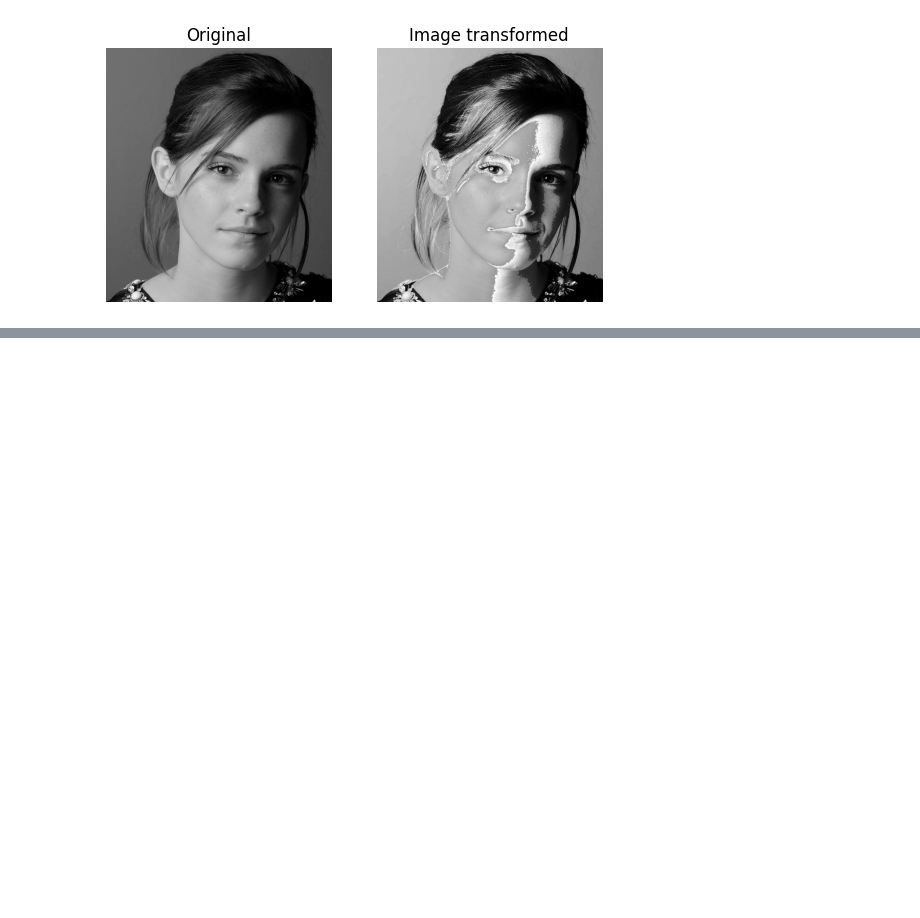
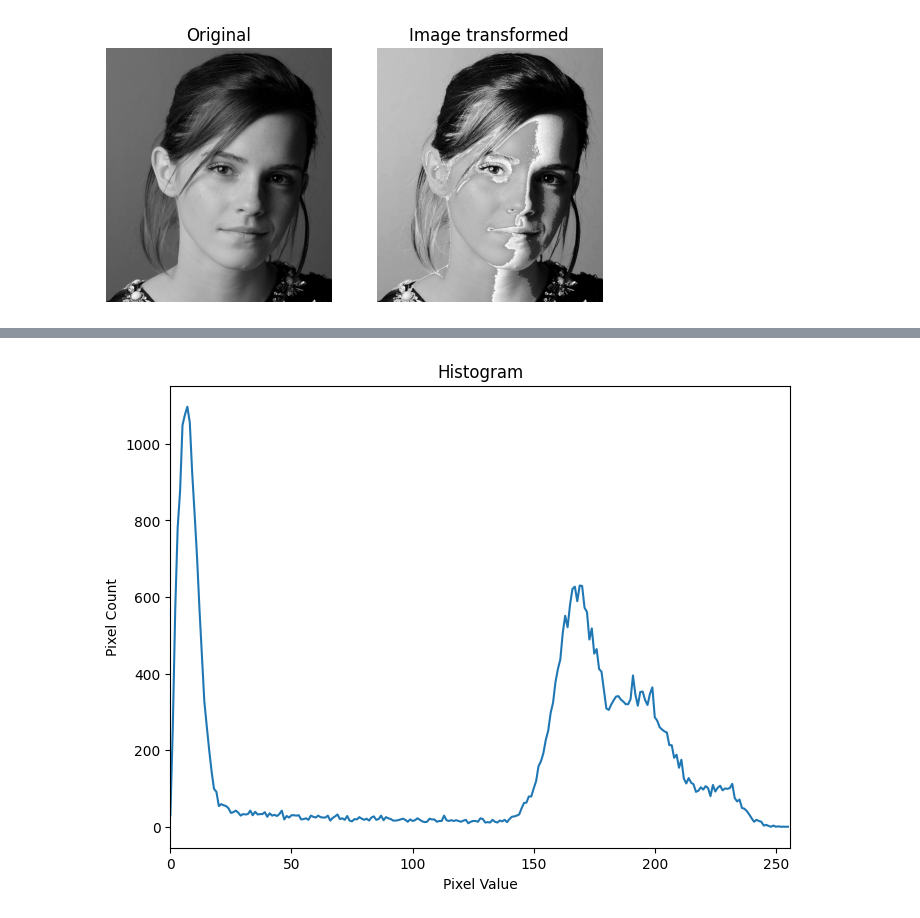
Before and after one commit to RushenHansana/Image_Processing, a Jupyter notebook: Assignment 1.ipynb, the cells around one changed output, grey strips where cells are left out. Drawn from its saved outputs; the diff is of its cells as text; code cells hidden in the pictures; blank space fills up the shorter version.

```diff
--- a/Assignment 1.ipynb
+++ b/Assignment 1.ipynb
@@ -96,0 +98,15 @@ plt.show()
+# %%
+import cv2
+import numpy as np
+import matplotlib.pyplot as plt
+image = cv2.imread('BrainProtonDensitySlice9.png', cv2.IMREAD_GRAYSCALE)  # Read the image in grayscale mode
+hist = cv2.calcHist([image], [0], None, [256], [0, 256])
+plt.figure(figsize=(8, 6))
+plt.title("Histogram")
+plt.xlabel("Pixel Value")
+plt.ylabel("Pixel Count")
+plt.plot(hist)
+plt.xlim([0, 256])  # Set the x-axis limits
+plt.show()
+# %% [output]
+[figure, added]
```
Also changed, not shown: parts of 5 cells of this notebook.
